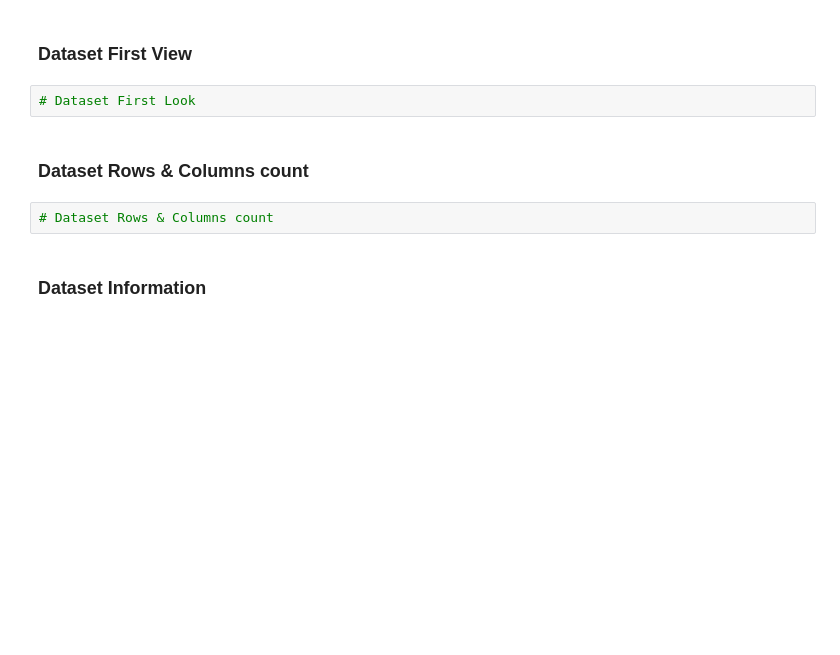
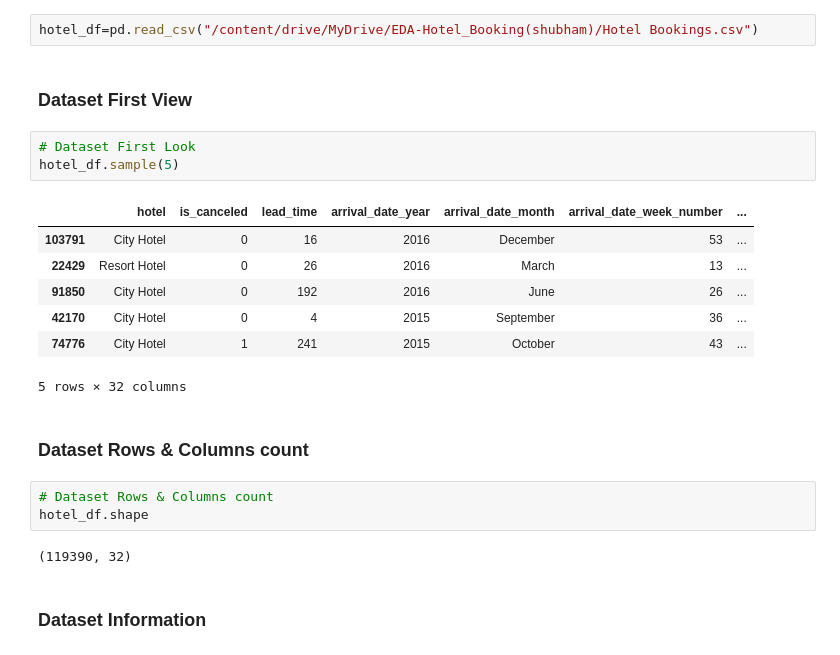
Before and after one commit to shubham19nijwala/EDA-Hotel_Booking, a Jupyter notebook: EDA_on_Hotel_Booking.ipynb, the cells around one changed output. Cells and saved outputs as stored; diff of their text form; blank space fills up the shorter version.

```diff
--- a/EDA_on_Hotel_Booking.ipynb
+++ b/EDA_on_Hotel_Booking.ipynb
@@ -81,11 +90,25 @@ M - Multivariate Analysis
+# %%
+hotel_df=pd.read_csv("/content/drive/MyDrive/EDA-Hotel_Booking(shubham)/Hotel Bookings.csv")
 # %% [markdown]
 ### Dataset First View
 # %%
 # Dataset First Look
+hotel_df.sample(5)
+# %% [output]
+|  | hotel | is_canceled | lead_time | arrival_date_year | arrival_date_month | arrival_date_week_number | ... |
+| 103791 | City Hotel | 0 | 16 | 2016 | December | 53 | ... |
+| 22429 | Resort Hotel | 0 | 26 | 2016 | March | 13 | ... |
+| 91850 | City Hotel | 0 | 192 | 2016 | June | 26 | ... |
+| 42170 | City Hotel | 0 | 4 | 2015 | September | 36 | ... |
+| 74776 | City Hotel | 1 | 241 | 2015 | October | 43 | ... |
+5 rows × 32 columns
 # %% [markdown]
 ### Dataset Rows & Columns count
 # %%
 # Dataset Rows & Columns count
+hotel_df.shape
+# %% [output]
+(119390, 32)
 # %% [markdown]
 ### Dataset Information
 # %%
```
Also changed, not shown: parts of 10 cells of this notebook.
